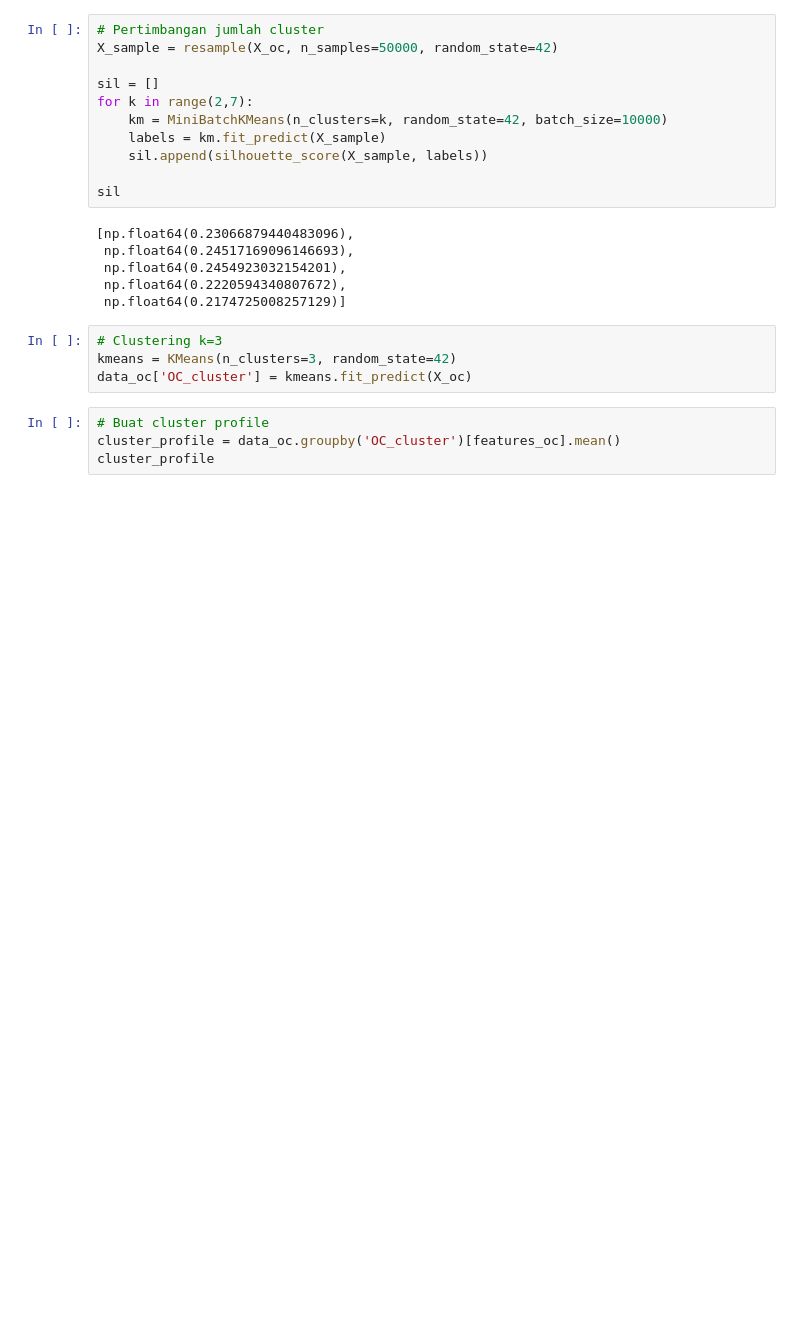
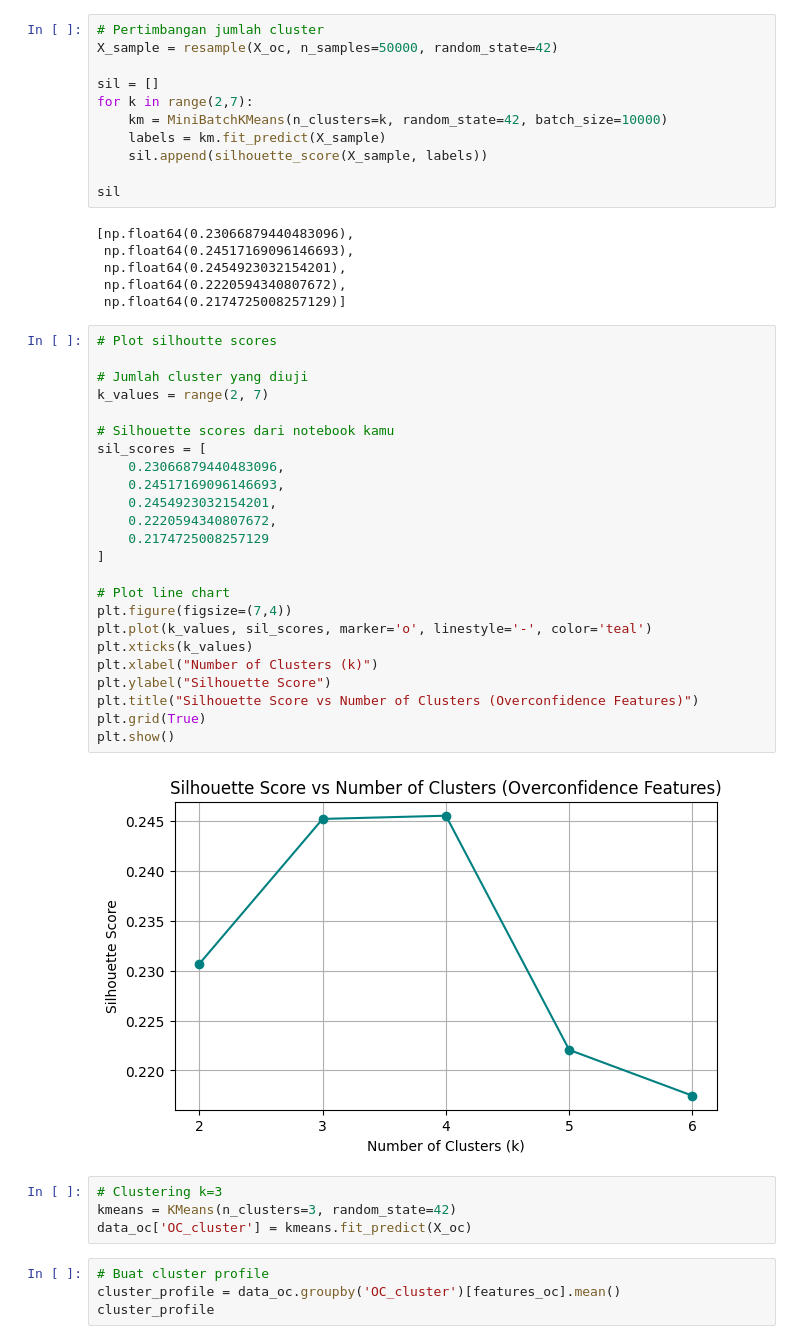
Before and after one commit to martharegina/machinelearning, a Jupyter notebook: lendingclub_oc_pb.ipynb, the cells around one changed output. Cells and saved outputs as stored; diff of their text form; blank space fills up the shorter version.

```diff
--- a/lendingclub_oc_pb.ipynb
+++ b/lendingclub_oc_pb.ipynb
@@ -180,6 +182,32 @@ sil
  np.float64(0.2454923032154201),
  np.float64(0.2220594340807672),
  np.float64(0.2174725008257129)]
+# %%
+# Plot silhoutte scores
+
+# Jumlah cluster yang diuji
+k_values = range(2, 7)
+
+# Silhouette scores dari notebook kamu
+sil_scores = [
+    0.23066879440483096,
+    0.24517169096146693,
+    0.2454923032154201,
+    0.2220594340807672,
+    0.2174725008257129
+]
+
+# Plot line chart
+plt.figure(figsize=(7,4))
+plt.plot(k_values, sil_scores, marker='o', linestyle='-', color='teal')
+plt.xticks(k_values)
+plt.xlabel("Number of Clusters (k)")
+plt.ylabel("Silhouette Score")
+plt.title("Silhouette Score vs Number of Clusters (Overconfidence Features)")
+plt.grid(True)
+plt.show()
+# %% [output]
+[figure, added]
 # %%
 # Clustering k=3
 kmeans = KMeans(n_clusters=3, random_state=42)
```
Also changed, not shown: parts of 14 cells of this notebook.
